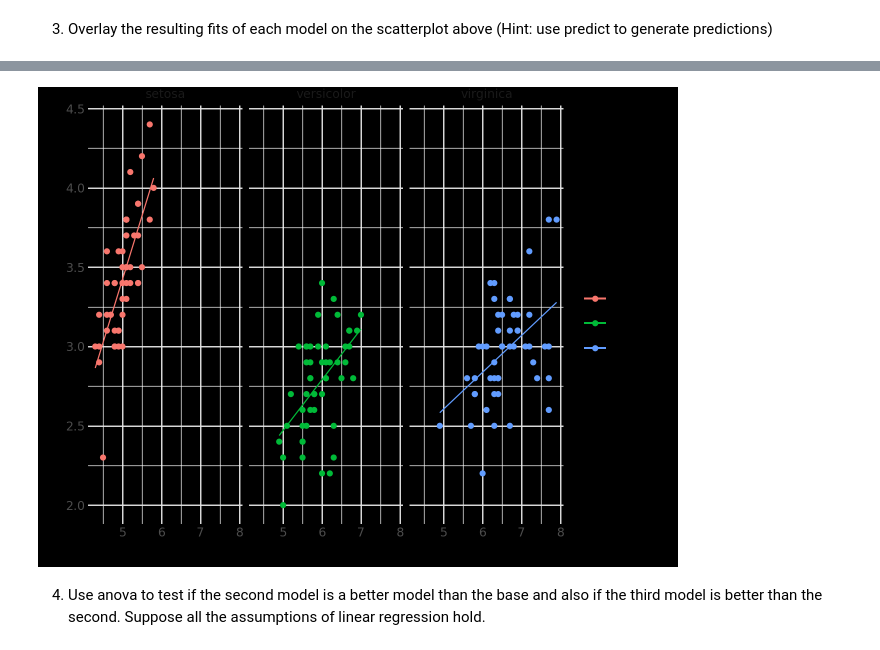
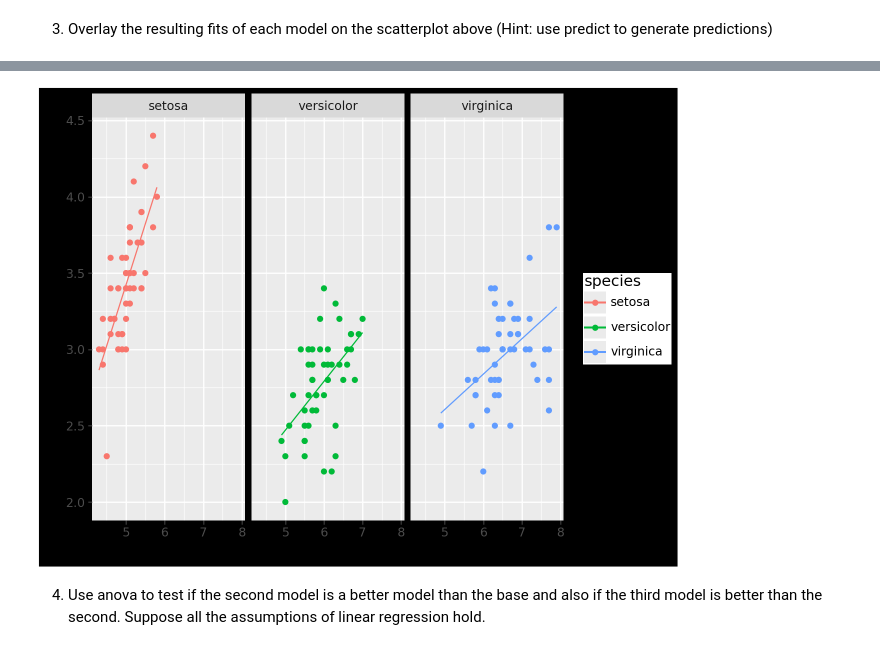
Before and after one commit to areiljan/DataScience, a Jupyter notebook: EX10/10b.ipynb, the cells around one changed output, grey strips where cells are left out. Saved outputs shown, nothing was run; the diff lists cells and outputs as text; code cells hidden in the pictures.

```diff
--- a/EX10/10b.ipynb
+++ b/EX10/10b.ipynb
@@ -469,13 +464,12 @@ theme_minimal()
 # %%
 iris['species_intercept_slope_predictions'] = model_species_intercept_slope.predict(iris)
 (ggplot(iris, aes(x='sepal_length', y='sepal_width', color='species')) +
 geom_point() +
 geom_line(iris, aes(x = 'sepal_length', y = 'species_intercept_slope_predictions')) +
-facet_wrap('species') +
-theme_minimal()
+facet_wrap('species')
 )
 # %% [output]
-[figure, old version]
+[figure, new version]
 # %% [markdown]
 4. Use anova to test if the second model is a better model than the base and also if the third model is
 better than the second. Suppose all the assumptions of linear regression hold.
```
Also changed, not shown: parts of 5 cells of this notebook.
